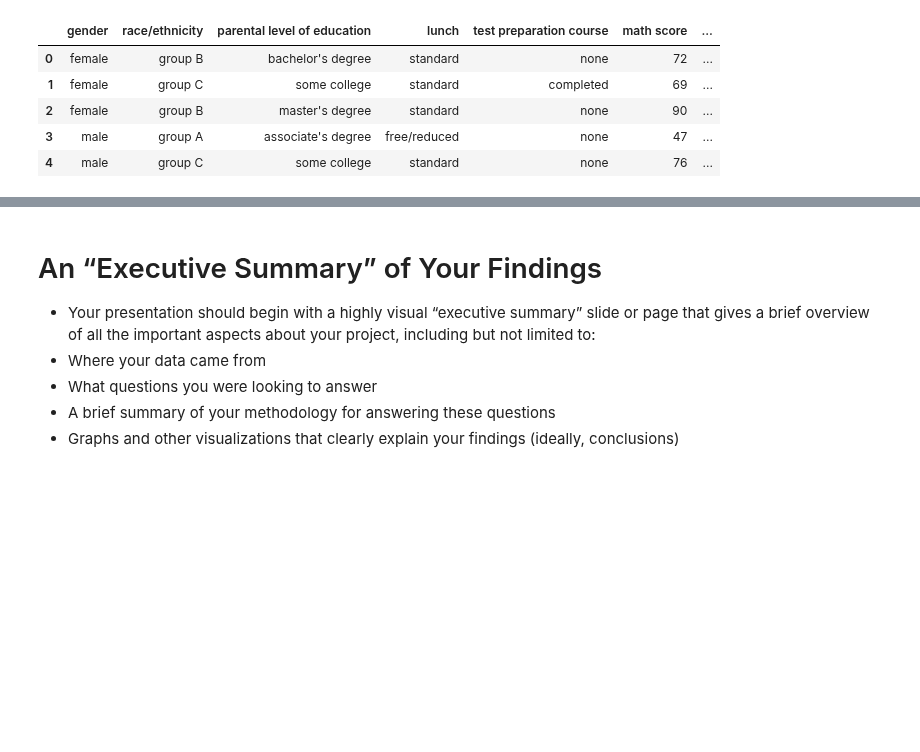
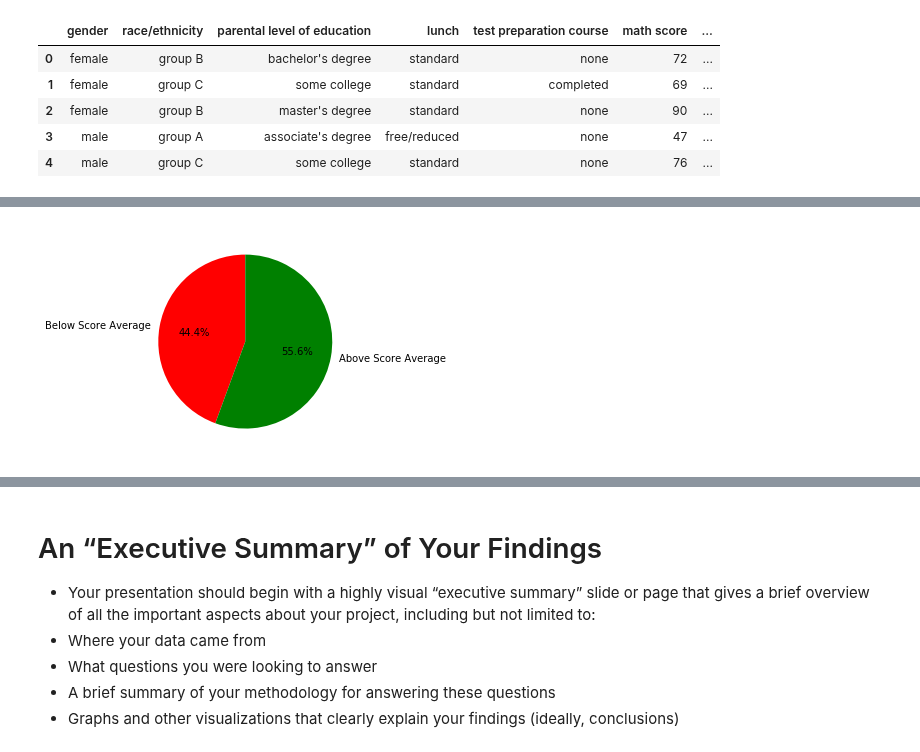
Before and after one commit to natepill/DS1.1, a Jupyter notebook: FinalProject/Students-Test-Performance-Notebook-FINAL.ipynb, the cells around one changed output, grey strips where cells are left out. Drawn from its saved outputs; the diff is of its cells as text; code cells hidden in the pictures; blank space fills up the shorter version.

```diff
--- a/FinalProject/Students-Test-Performance-Notebook-FINAL.ipynb
+++ b/FinalProject/Students-Test-Performance-Notebook-FINAL.ipynb
@@ -225,0 +224,8 @@ sns.heatmap(pd.crosstab(df['test preparation course'], df['pass'], normalize='in
+# %%
+relative_test_type = [len(df[df["math score"] >= df["score average"]]), len(df[df["math score"] < df["score average"]])]
+outcomes = ['Below Score Average', 'Above Score Average']
+colors = ['r', 'g']
+plt.pie(relative_test_type, labels=outcomes, colors=colors, startangle=90, autopct='%.1f%%')
+plt.show()
+# %% [output]
+[figure, added]
```
Also changed, not shown: parts of 5 cells of this notebook.
